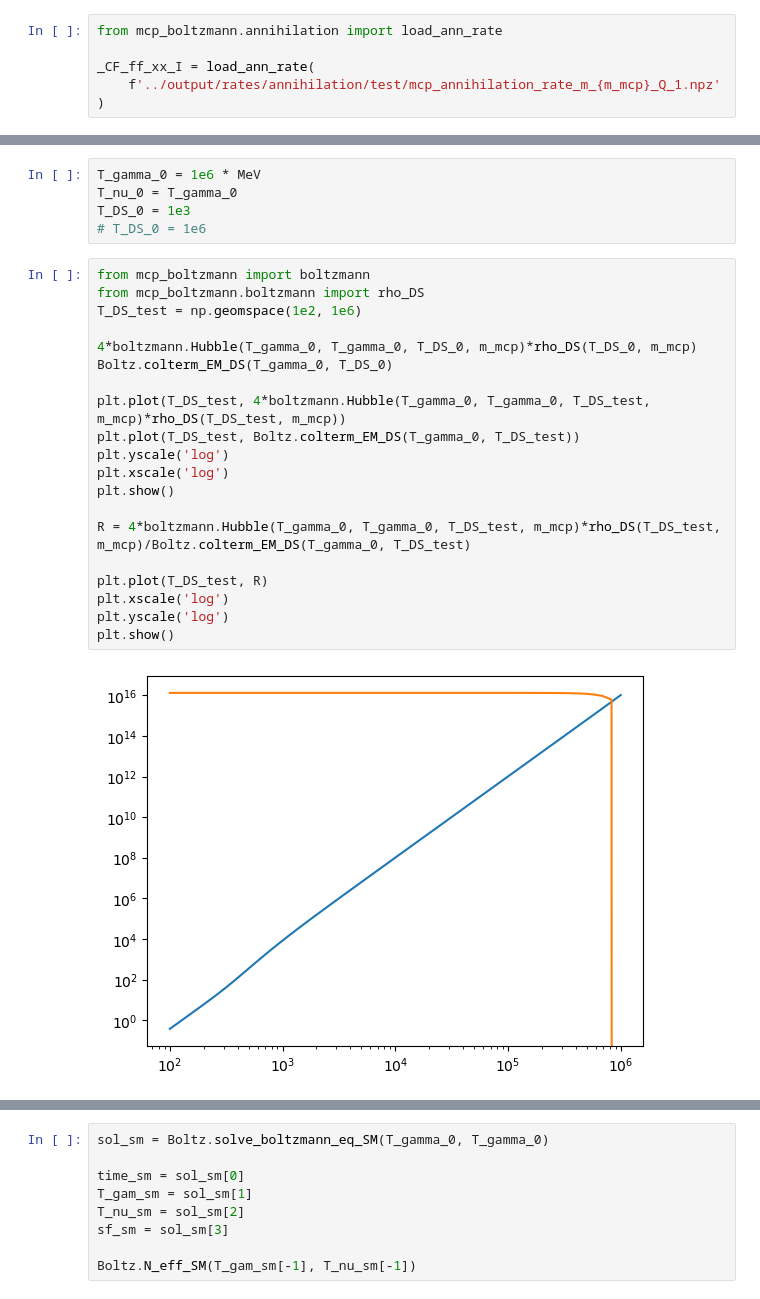
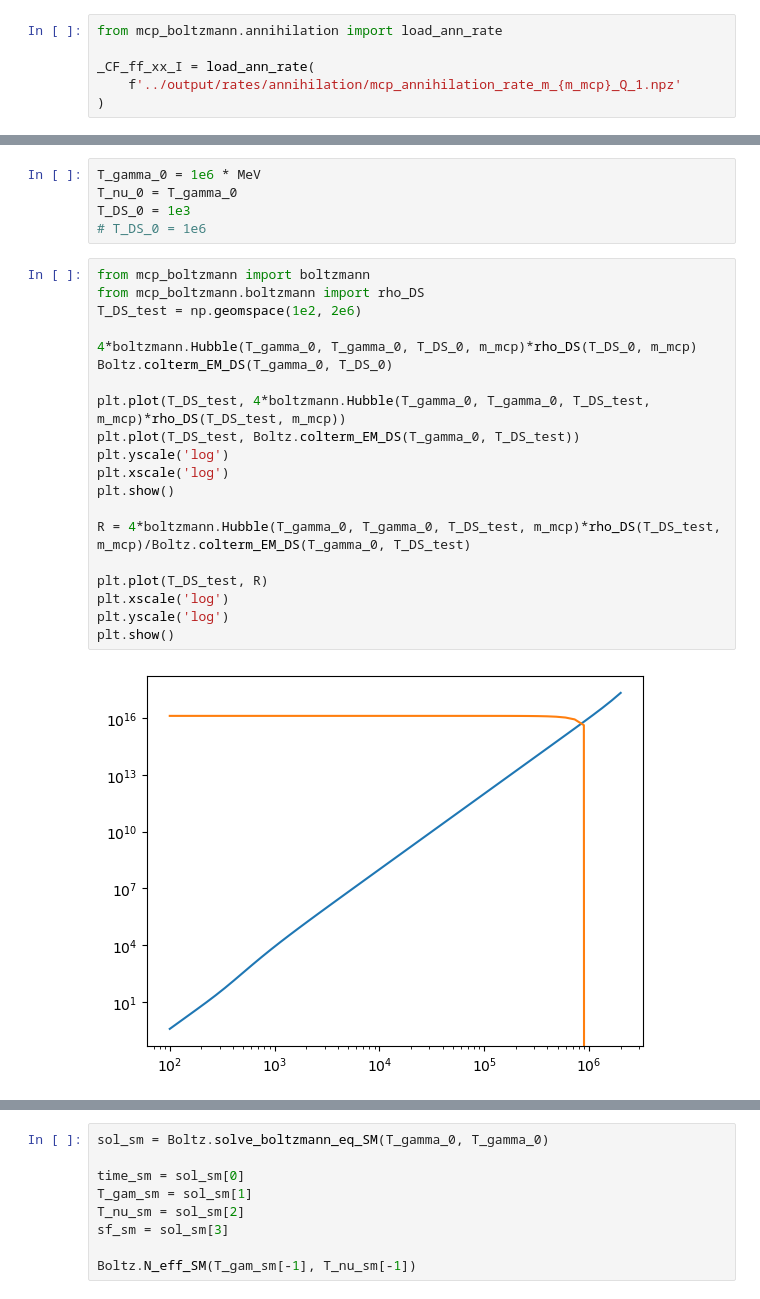
Before and after one commit to Duncan-Adams/mcp_boltzmann, a Jupyter notebook: notebooks/mcp_boltzmann_solver.ipynb, the cells around one changed output, grey strips where cells are left out. Saved outputs shown, nothing was run; the diff lists cells and outputs as text.

```diff
--- a/notebooks/mcp_boltzmann_solver.ipynb
+++ b/notebooks/mcp_boltzmann_solver.ipynb
@@ -68,7 +68,7 @@ Q=1e-05
 from mcp_boltzmann.annihilation import load_ann_rate
 
 _CF_ff_xx_I = load_ann_rate(
-    f'../output/rates/annihilation/test/mcp_annihilation_rate_m_{m_mcp}_Q_1.npz'
+    f'../output/rates/annihilation/mcp_annihilation_rate_m_{m_mcp}_Q_1.npz'
 )
 # %%
 #total annihilation rate from sm to dark sector
@@ -127,22 +127,22 @@ T_DS_0 = 1e3
 # %%
 from mcp_boltzmann import boltzmann
 from mcp_boltzmann.boltzmann import rho_DS
-T_DS_test = np.geomspace(1e2, 1e6)
+T_DS_test = np.geomspace(1e2, 2e6)
 
 4*boltzmann.Hubble(T_gamma_0, T_gamma_0, T_DS_0, m_mcp)*rho_DS(T_DS_0, m_mcp)
 Boltz.colterm_EM_DS(T_gamma_0, T_DS_0)
 
 plt.plot(T_DS_test, 4*boltzmann.Hubble(T_gamma_0, T_gamma_0, T_DS_test, m_mcp)*rho_DS(T_DS_test, m_mcp))
 plt.plot(T_DS_test, Boltz.colterm_EM_DS(T_gamma_0, T_DS_test))
 plt.yscale('log')
 plt.xscale('log')
 plt.show()
 
 R = 4*boltzmann.Hubble(T_gamma_0, T_gamma_0, T_DS_test, m_mcp)*rho_DS(T_DS_test, m_mcp)/Boltz.colterm_EM_DS(T_gamma_0, T_DS_test)
 
 plt.plot(T_DS_test, R)
 plt.xscale('log')
 plt.yscale('log')
 plt.show()
 # %% [output]
-[figure, old version]
+[figure, new version]
```
Also changed, not shown: parts of 1 cell of this notebook, 16 other files.
